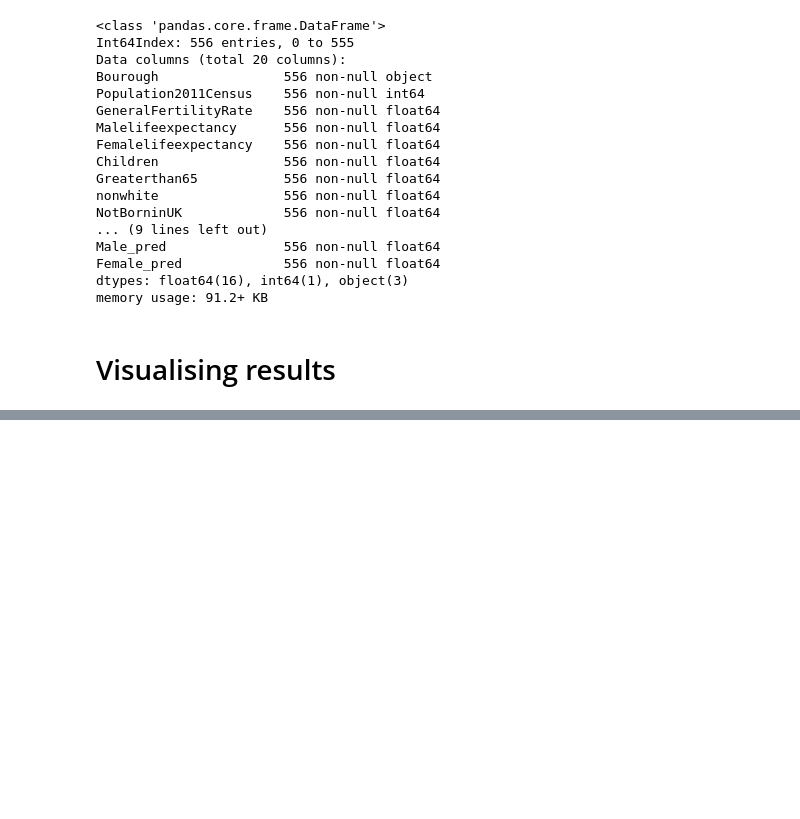
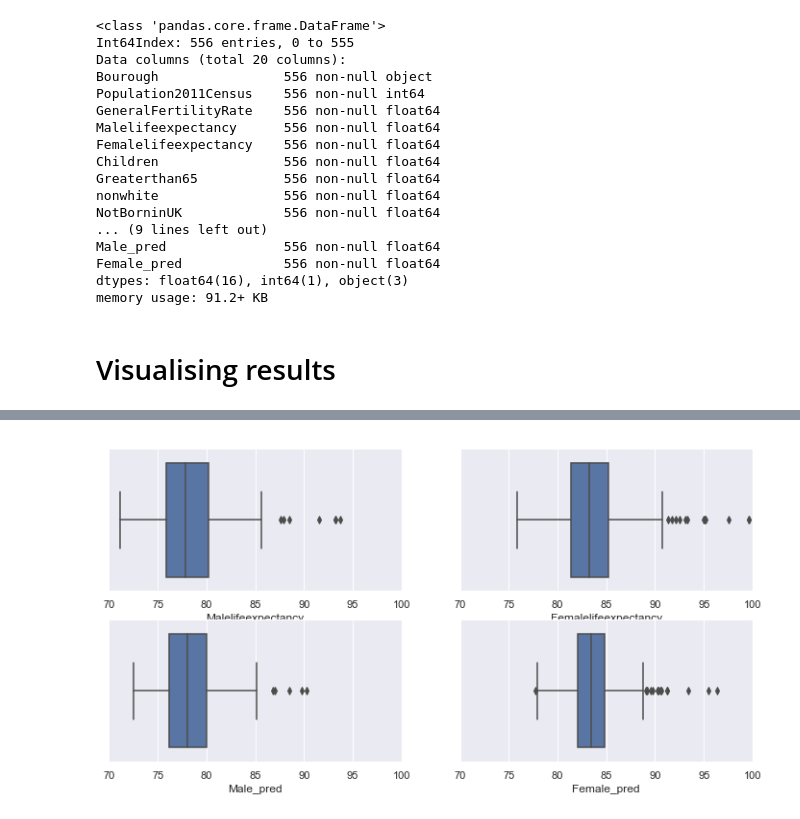
Before and after one commit to NathanKhadaroo/Group, a Jupyter notebook: group_task.ipynb, the cells around one changed output, grey strips where cells are left out. Cells and saved outputs as stored; diff of their text form; code cells hidden in the pictures; blank space fills up the shorter version.

```diff
--- a/group_task.ipynb
+++ b/group_task.ipynb
@@ -320,0 +301,22 @@ nr.head(n=100)
+# %%
+f, axs = plt.subplots(2, 2, figsize=(12, 6))
+
+ax = sns.boxplot(x=mergednew["Malelifeexpectancy"], ax = axs[0,0])
+
+ax.set(xlim=(70, 100))
+
+ax = sns.boxplot(x=mergednew["Male_pred"], ax = axs[1,0])
+
+ax.set(xlim=(70, 100))
+
+ax = sns.boxplot(x=mergednew["Femalelifeexpectancy"], ax = axs[0,1])
+
+ax.set(xlim=(70, 100))
+
+ax = sns.boxplot(x=mergednew["Female_pred"], ax = axs[1,1])
+
+ax.set(xlim=(70, 100))
+
+plt.show()
+# %% [output]
+[figure, added]
```
Also changed, not shown: parts of 11 cells of this notebook.
